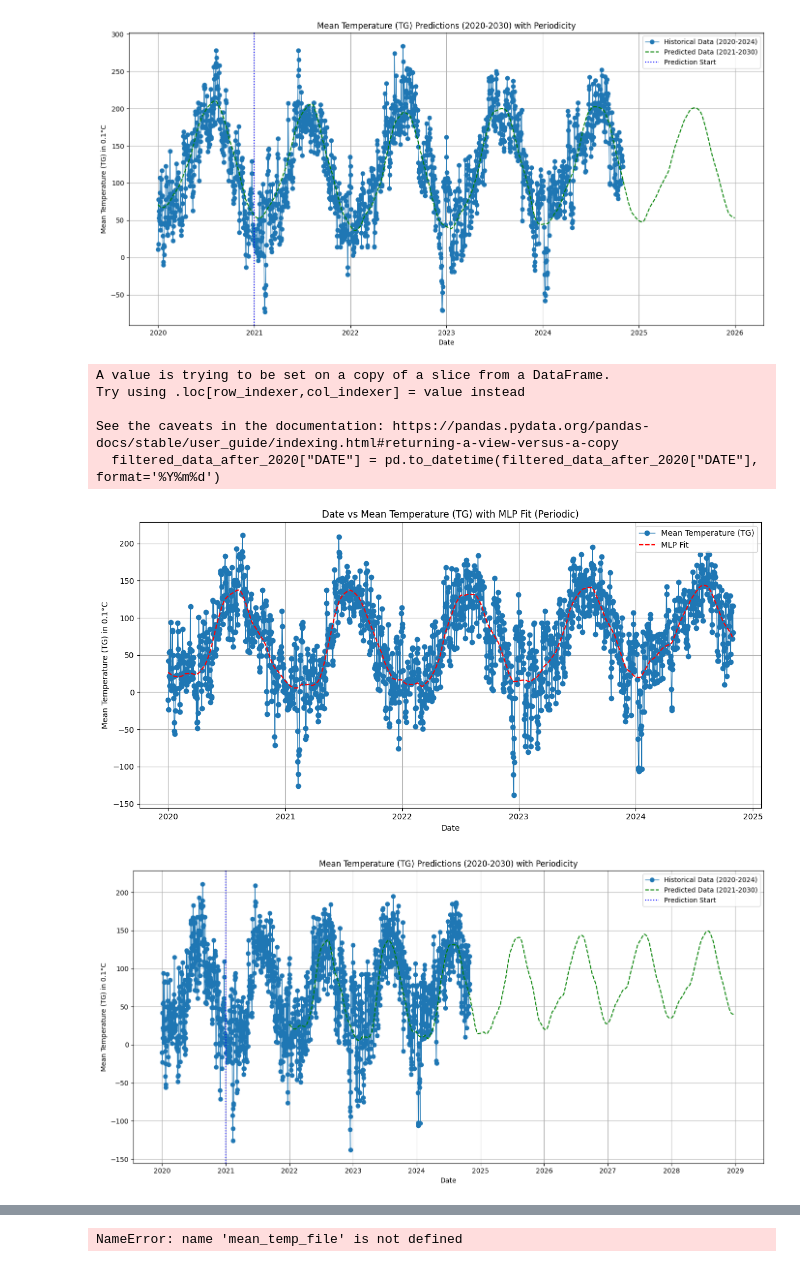
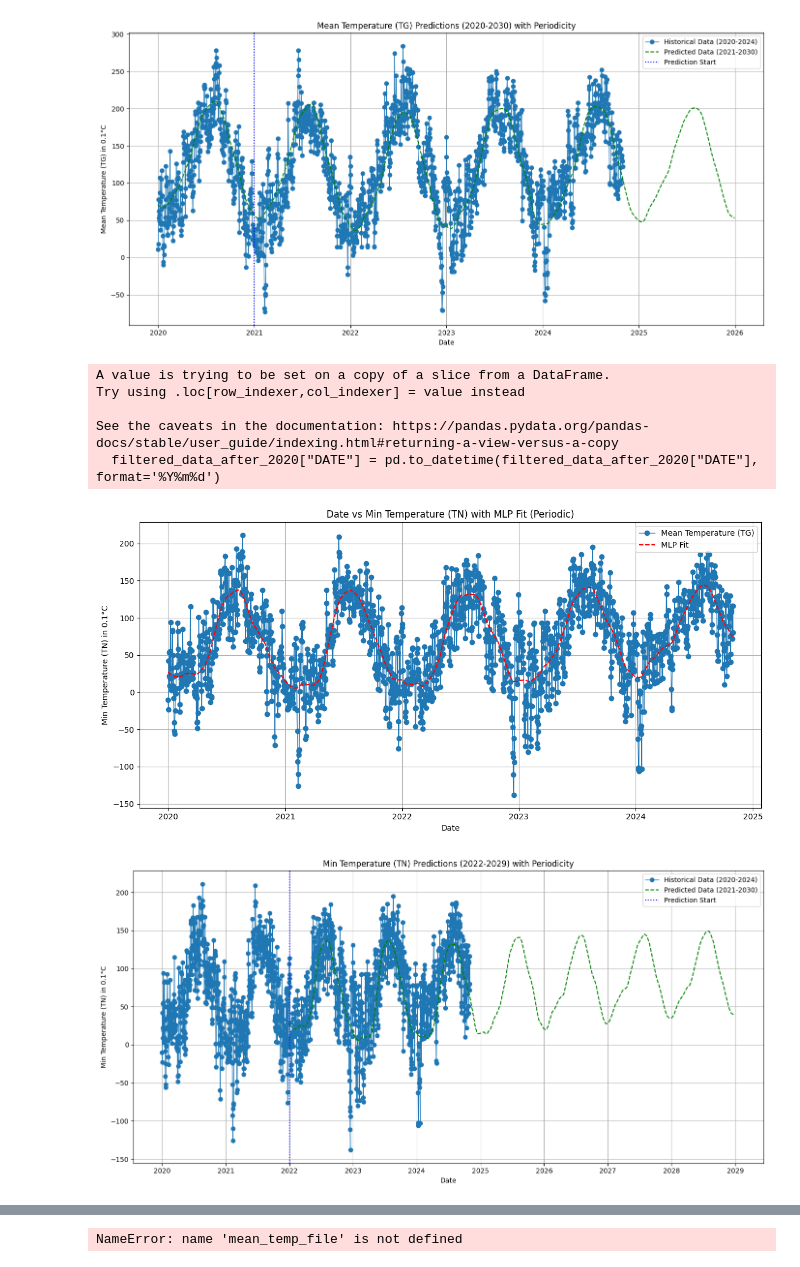
Before and after one commit to Tihulu/weather-prediction, a Jupyter notebook: cagil/temperature/fit.ipynb, the cells around one changed output, grey strips where cells are left out. Saved outputs shown, nothing was run; the diff lists cells and outputs as text; code cells hidden in the pictures.

```diff
--- a/cagil/temperature/fit.ipynb
+++ b/cagil/temperature/fit.ipynb
@@ -427,9 +427,9 @@ y_pred = scaler_y.inverse_transform(y_pred_scaled.reshape(-1, 1)).ravel()
 plt.figure(figsize=(12, 6))
 plt.plot(filtered_data_after_2020["DATE"], filtered_data_after_2020["TG"], label='Mean Temperature (TG)', marker='o', linestyle='-', linewidth=1)
 plt.plot(filtered_data_after_2020["DATE"], y_pred, label='MLP Fit', color='red', linestyle='--')
-plt.title('Date vs Mean Temperature (TG) with MLP Fit (Periodic)')
+plt.title('Date vs Min Temperature (TN) with MLP Fit (Periodic)')
 plt.xlabel('Date')
-plt.ylabel('Mean Temperature (TG) in 0.1°C')
+plt.ylabel('Min Temperature (TN) in 0.1°C')
 plt.grid(True)
 plt.legend()
 plt.tight_layout()
@@ -440,35 +440,35 @@ plt.show()
 future_dates = pd.date_range(start="2022-01-01", end="2028-12-31")
 X_future = (future_dates - pd.Timestamp("2022-01-01")).days.values.reshape(-1, 1)
 
 # Adding sine and cosine transformations for future dates
 X_future_periodic = np.hstack([
     X_future,
     np.sin(2 * np.pi * X_future / 365.25),
     np.cos(2 * np.pi * X_future / 365.25)
 ])
 X_future_scaled = scaler_X.transform(X_future_periodic)
 
 # Predict future values
 y_future_scaled = mlp.predict(X_future_scaled)
 y_future = scaler_y.inverse_transform(y_future_scaled.reshape(-1, 1)).ravel()
 
 # Combine historical and future data for unified visualization
 plt.figure(figsize=(14, 7))
 plt.plot(filtered_data_after_2020["DATE"], filtered_data_after_2020["TG"], label='Historical Data (2020-2024)', marker='o', linestyle='-', linewidth=1)
 plt.plot(future_dates, y_future, label='Predicted Data (2021-2030)', color='green', linestyle='--')
-plt.axvline(x=pd.Timestamp("2021-01-01"), color='blue', linestyle=':', label='Prediction Start')
-plt.title('Mean Temperature (TG) Predictions (2020-2030) with Periodicity')
+plt.axvline(x=pd.Timestamp("2022-01-01"), color='blue', linestyle=':', label='Prediction Start')
+plt.title('Min Temperature (TN) Predictions (2022-2029) with Periodicity')
 plt.xlabel('Date')
-plt.ylabel('Mean Temperature (TG) in 0.1°C')
+plt.ylabel('Min Temperature (TN) in 0.1°C')
 plt.grid(True)
 plt.legend()
 plt.tight_layout()
 plt.show()
 # %% [output]
 A value is trying to be set on a copy of a slice from a DataFrame.
 Try using .loc[row_indexer,col_indexer] = value instead
 
 See the caveats in the documentation: https://pandas.pydata.org/pandas-docs/stable/user_guide/indexing.html#returning-a-view-versus-a-copy
   filtered_data_after_2020["DATE"] = pd.to_datetime(filtered_data_after_2020["DATE"], format='%Y%m%d')
-[figure, old version]
+[figure, new version]
-[figure, old version]
+[figure, new version]
```
Also changed, not shown: parts of 3 cells of this notebook, 2 other files.
